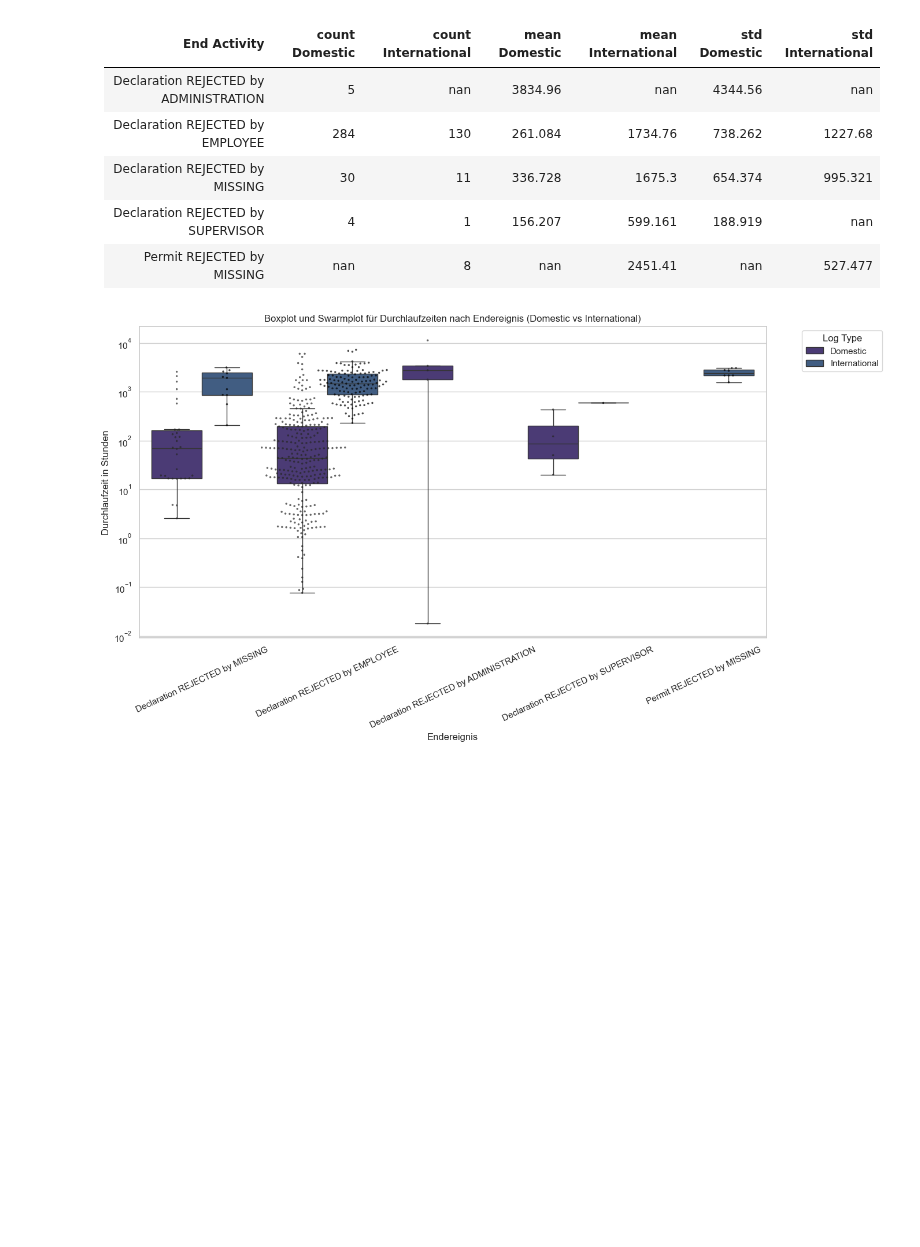
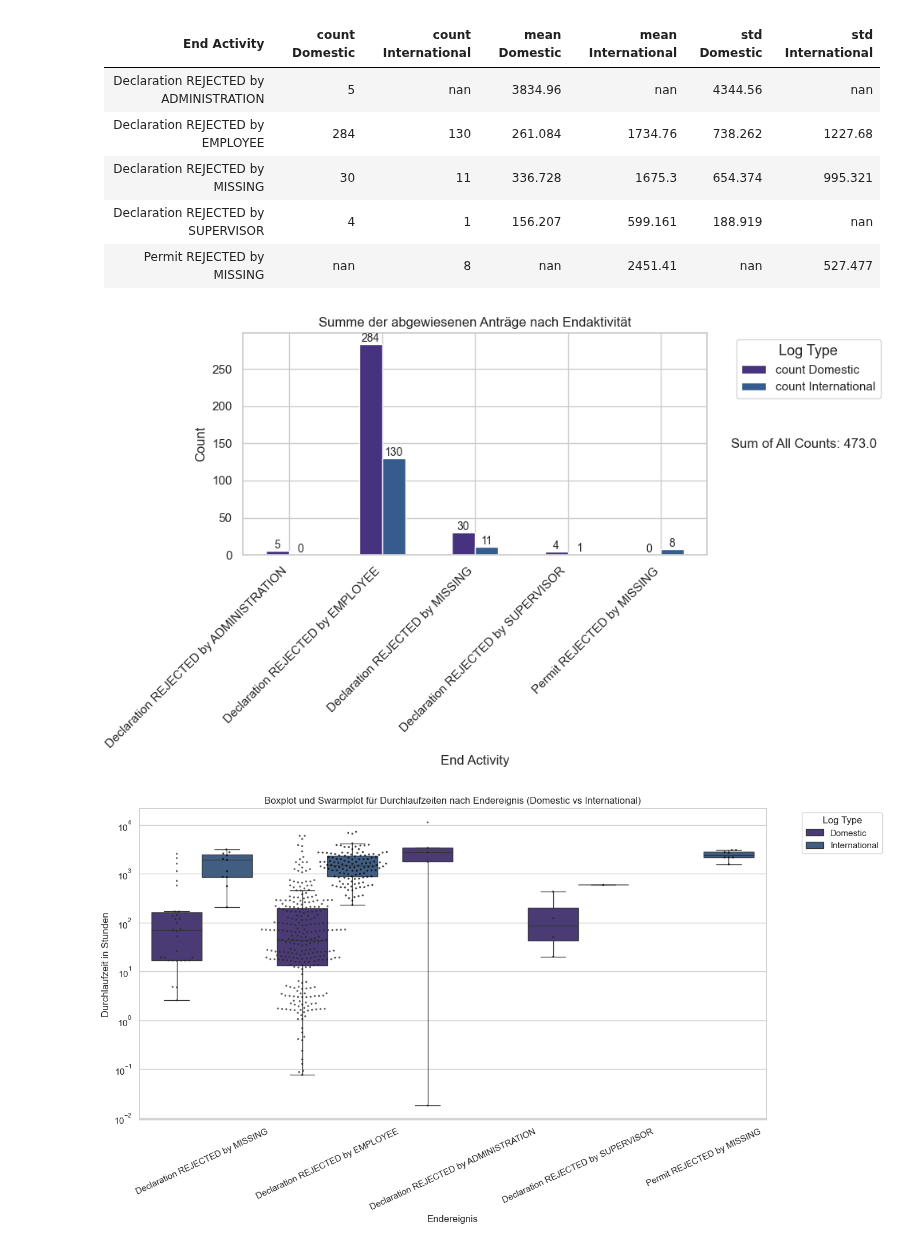
Before and after one commit to Flemming-R/MADS23a_PM-HA_Filali_Teppris_Rommelfangen, a Jupyter notebook: notebooks/1_Process_Discovery/Rejections_and_reasons.ipynb, the cells around one changed output. Cells and saved outputs as stored; diff of their text form; code cells hidden in the pictures; blank space fills up the shorter version.

```diff
--- a/notebooks/1_Process_Discovery/Rejections_and_reasons.ipynb
+++ b/notebooks/1_Process_Discovery/Rejections_and_reasons.ipynb
@@ -204,6 +204,47 @@ display(Markdown(markdown_table))
 | Declaration REJECTED by MISSING        |               30 |                    11 |         336.728 |             1675.3   |        654.374 |             995.321 |
 | Declaration REJECTED by SUPERVISOR     |                4 |                     1 |         156.207 |              599.161 |        188.919 |             nan     |
 | Permit REJECTED by MISSING             |              nan |                     8 |         nan     |             2451.41  |        nan     |             527.477 |
+# %%
+import matplotlib.pyplot as plt
+
+# Extract the 'count' columns from the pivot table
+count_columns = [col for col in pivot_table_reset.columns if 'count' in col]
+
+# Create a bar plot for each 'Log Type'
+pivot_table_counts = pivot_table_reset[['End Activity'] + count_columns]
+
+# Plotting
+ax = pivot_table_counts.set_index('End Activity').plot(kind='bar', figsize=(10, 6))
+
+# Customize the plot
+plt.title('Summe der abgewiesenen Anträge nach Endaktivität')
+plt.xlabel('End Activity')
+plt.ylabel('Count')
+plt.xticks(rotation=45, ha='right')
+
+# Annotate each bar with its height (the count value)
+for container in ax.containers:
+    ax.bar_label(container, label_type='edge', fontsize=10)
+
+# Calculate the sum of all counts
+total_count = pivot_table_counts[count_columns].sum().sum()
+
+# Display the sum of counts under the legend
+plt.legend(
+    title='Log Type',
+    bbox_to_anchor=(1.05, 1),
+    loc='upper left',
+    title_fontsize='13',
+    fontsize='11'
+)
+plt.text(1.05, 0.5, f'Sum of All Counts: {total_count}', transform=ax.transAxes, fontsize=12, verticalalignment='center')
+
+plt.tight_layout()
+
+# Show the plot
+plt.show()
+# %% [output]
+[figure, added]
 # %%
 import seaborn as sns
 
```
Also changed, not shown: 1 other file.
